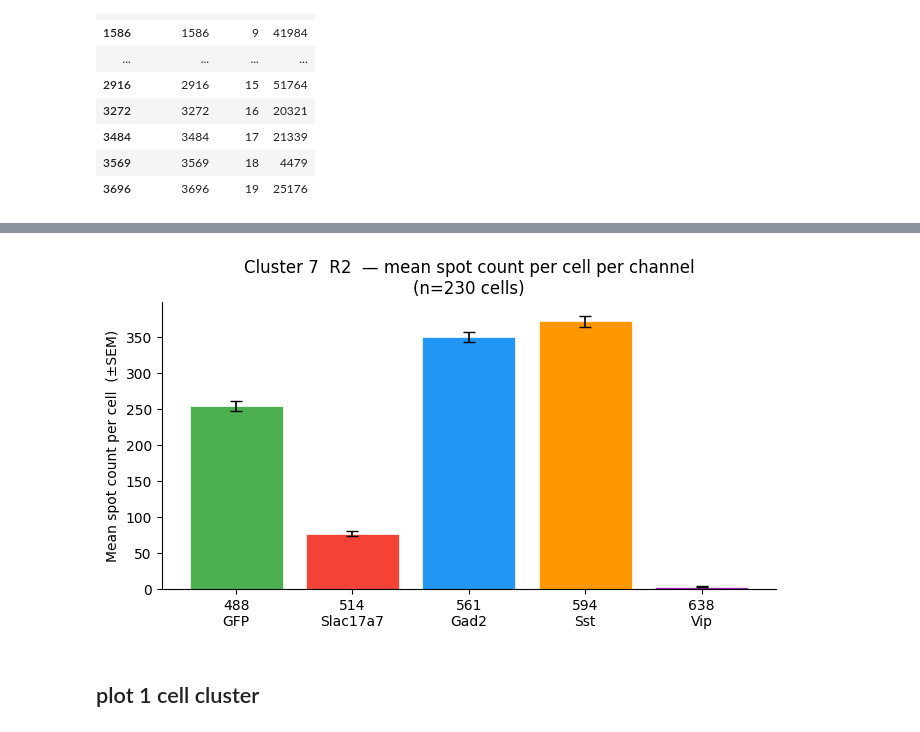
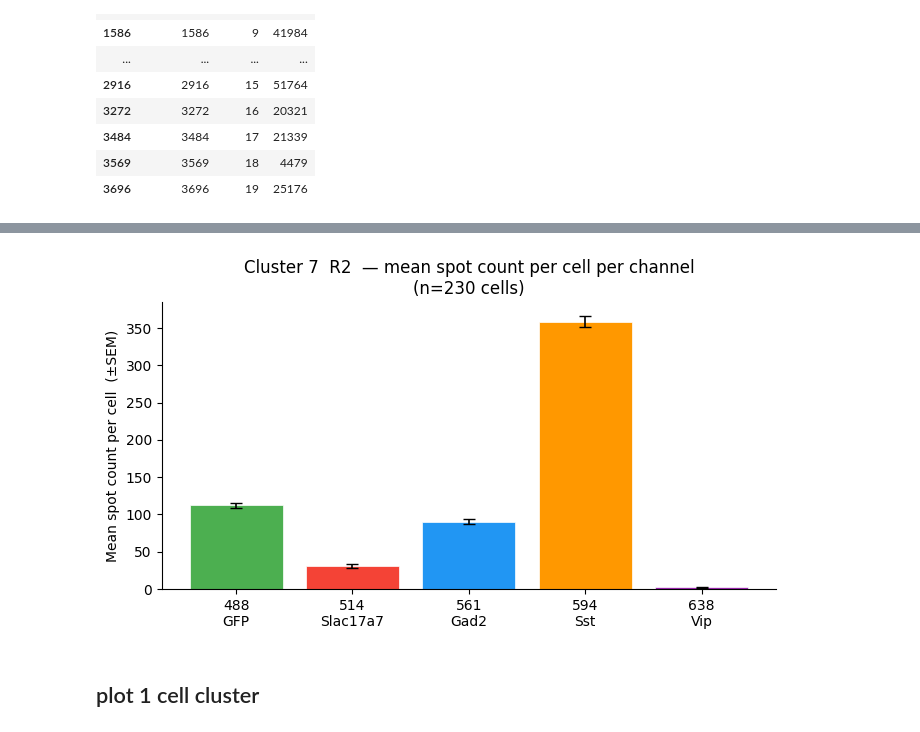
Before and after one commit to AllenNeuralDynamics/hcr-integrated-qc-capsule, a Jupyter notebook: code/single-cell-lav-rose.ipynb, the cells around one changed output, grey strips where cells are left out. Saved outputs shown, nothing was run; the diff lists cells and outputs as text; code cells hidden in the pictures.

Commit message:
new plots

```diff
--- a/code/single-cell-lav-rose.ipynb
+++ b/code/single-cell-lav-rose.ipynb
@@ -295,7 +272,7 @@ u_cluster_spots = um_rnd[um_rnd["cell_id"].isin(cluster_cells)]
 # %%
 # mean spot count per cell per channel, colored by channel, gene on x-axis
 spot_counts = (
-    m_cluster_spots.groupby(["cell_id", "chan"])
+    u_cluster_spots.groupby(["cell_id", "chan"])
     .size()
     .reset_index(name="n_spots")
 )
@@ -304,37 +281,37 @@ sem_counts  = spot_counts.groupby("chan")["n_spots"].sem()
 
 # one gene per channel per round — take first occurrence
 chan_to_gene = (
-    m_cluster_spots.groupby("chan")["mixed_gene"]
+    u_cluster_spots.groupby("chan")["mixed_gene"]
     .first()
     .reindex(CHAN_ORDER)
 )
 
 chans = [c for c in CHAN_ORDER if c in mean_counts.index]
 x = np.arange(len(chans))
 
 fig, ax = plt.subplots(figsize=(len(chans) * 1.4, 4))
 for i, chan in enumerate(chans):
     gene = chan_to_gene.get(chan, "")
     ax.bar(i, mean_counts[chan], yerr=sem_counts[chan],
            color=CHAN_COLORS.get(chan, "grey"),
            edgecolor="white", linewidth=0.5,
            capsize=4, error_kw={"elinewidth": 1.2})
 
 ax.set_xticks(x)
 ax.set_xticklabels(
     [f"{c}\n{chan_to_gene.get(c, '')}" for c in chans],
     fontsize=10
 )
 ax.set_ylabel("Mean spot count per cell  (±SEM)")
 ax.set_title(
     f"Cluster {cluster}  {rk}  — mean spot count per cell per channel\n"
     f"(n={len(cluster_cells)} cells)"
 )
 ax.spines[["top", "right"]].set_visible(False)
 fig.tight_layout()
 plt.show()
 # %% [output]
-[figure, old version]
+[figure, new version]
 # %% [markdown]
 ## plot 1 cell cluster
 # %%
```
Also changed, not shown: parts of 5 cells of this notebook, 3 other files.
